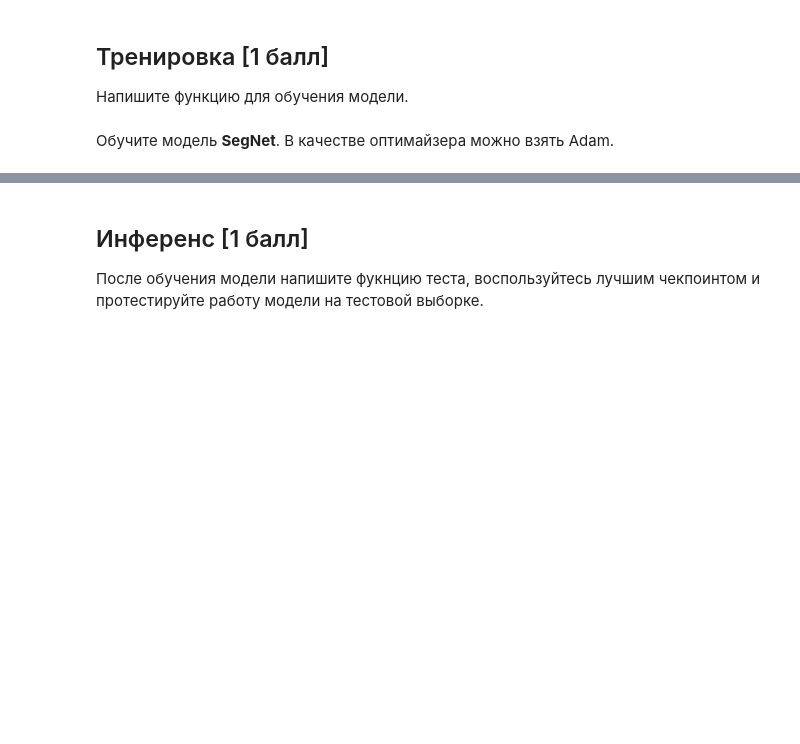
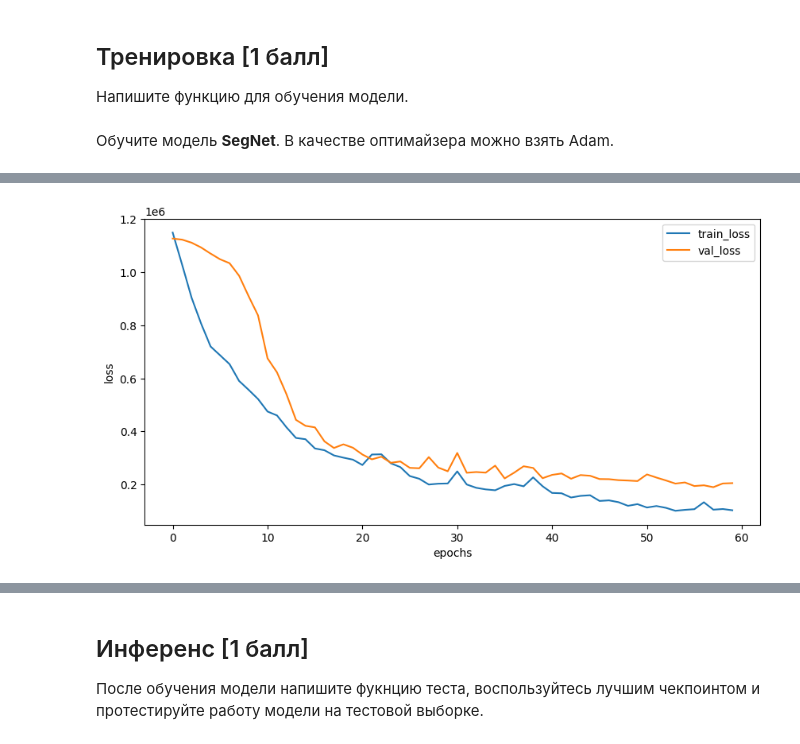
Before and after one commit to whykitsune/DLS-part1-autumn2024, a Jupyter notebook: copy__updated_hw_16_1_semantic_segmentation_not_filled_ipynb_.ipynb, the cells around one changed output, grey strips where cells are left out. Saved outputs shown, nothing was run; the diff lists cells and outputs as text; code cells hidden in the pictures; blank space fills up the shorter version.

```diff
--- a/copy__updated_hw_16_1_semantic_segmentation_not_filled_ipynb_.ipynb
+++ b/copy__updated_hw_16_1_semantic_segmentation_not_filled_ipynb_.ipynb
@@ -532,7 +529,18 @@ from sklearn.metrics import jaccard_score
+# %%
+def iou_pytorch(outputs, labels):
+    outputs = outputs.squeeze().byte()
+    labels =(labels).squeeze().byte()
+    SMOOTH = 1e-8
+    intersection = (outputs & labels).float().sum((1, 2))
+    union = (outputs | labels).float().sum((1, 2))
+
+    iou = (intersection + SMOOTH) / (union + SMOOTH)
+    return iou
 # %%
 def train(model, opt, loss_fn, epochs, data_tr, data_val):
     history = []
     for epoch in tqdm(range(epochs)):
+        print(f'Epoch {epoch+1} of {epochs}')
         avg_val_loss = 0
         avg_loss = 0
         model.train()
@@ -541,10 +549,9 @@ def train(model, opt, loss_fn, epochs, data_tr, data_val):
             opt.zero_grad()
             Y_pred = model(X_batch)
             loss =  loss_fn(Y_pred, Y_batch)
-            loss.backward()
+            loss.mean().backward()
             opt.step()
-
-            avg_loss += loss / len(data_tr)
+            avg_loss += loss.mean() / len(data_tr)
         print(f'loss: {avg_loss}')
 
         model.eval()
@@ -552,12 +559,13 @@ def train(model, opt, loss_fn, epochs, data_tr, data_val):
             for X_val, Y_val in data_val:
                 X_val, Y_val = X_val.to(device), Y_val.to(device)
                 Y_val_pred = model(X_val)
-                loss_val = loss_fn(Y_val_pred, Y_val)
-                avg_val_loss += loss_val / len(data_val)
+                loss_val =  loss_fn(Y_val_pred, Y_val)
+                avg_val_loss += loss_val.mean() / len(data_val)
             Y_hat = (torch.sigmoid(model(X_val).squeeze()) > 0.5).to(int)
-            val_metric = jaccard_score(Y_hat, Y_val)
+            val_metric = iou_pytorch(Y_hat, Y_val)
             Y_train_hat = (torch.sigmoid(model(X_batch).squeeze()) > 0.5).to(int)
-            train_metric = jaccard_score(Y_train_hat, Y_batch)
+            train_metric = iou_pytorch(Y_train_hat, Y_batch)
 
         history.append((avg_loss.item(), avg_val_loss.item(), train_metric.mean().item(), val_metric.mean().item()))
+
     return history
@@ -635,0 +598,12 @@ NameError: name 'segnet_model' is not defined
+# %%
+avg_loss, avg_val_loss, train_metric, val_metric = zip(*history)
+# %%
+plt.figure(figsize=(10, 5))
+plt.plot(avg_loss, label="train_loss")
+plt.plot(avg_val_loss, label="val_loss")
+plt.legend(loc='best')
+plt.xlabel("epochs")
+plt.ylabel("loss")
+plt.show()
+# %% [output]
+[figure, added]
```
Also changed, not shown: parts of 64 cells of this notebook.
